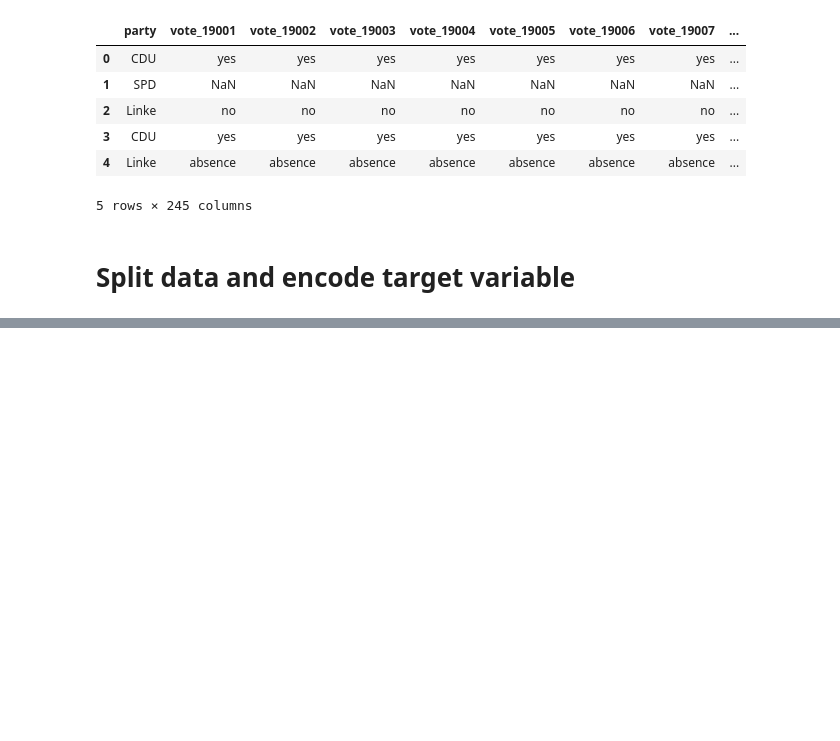
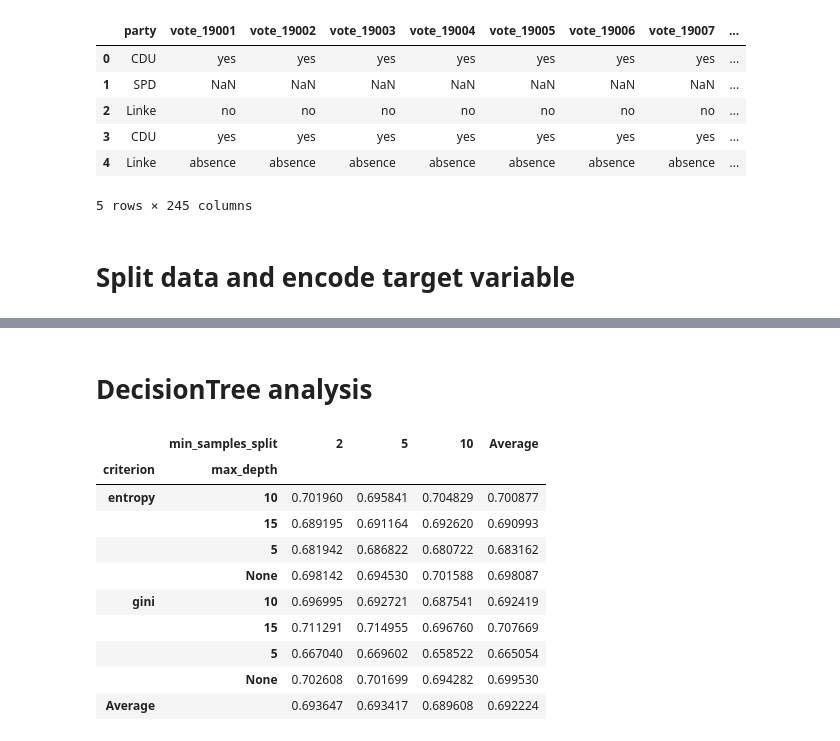
Before and after one commit to mograev/btvote, a Jupyter notebook: notebooks/3-classification.ipynb, the cells around one changed output, grey strips where cells are left out. Cells and saved outputs as stored; diff of their text form; code cells hidden in the pictures; blank space fills up the shorter version.

```diff
--- a/notebooks/3-classification.ipynb
+++ b/notebooks/3-classification.ipynb
@@ -82,0 +109,40 @@ f1 = make_scorer(f1_score, average='macro')
+# %% [markdown]
+# DecisionTree analysis
+# %%
+# set parameter grid
+parameters = {
+    'estimator': [DecisionTreeClassifier()],
+    'estimator__criterion': ['gini', 'entropy'],
+    'estimator__max_depth': [None, 5, 10, 15],
+    'estimator__min_samples_split': [2, 5, 10],
+}
+
+# create the grid search instance
+grid_search_estimator = GridSearchCV(pipeline, parameters, scoring=f1, cv=stratified_10_fold_cv, error_score='raise')
+
+# run the grid search
+grid_search_estimator.fit(btvote_data, btvote_target)
+
+# results of all hyper-parameter combinations
+results = pd.DataFrame(grid_search_estimator.cv_results_)
+
+# transform the results for better visualization
+results['criterion'] = results['param_estimator__criterion'].astype(str)
+results['max_depth'] = results['param_estimator__max_depth'].astype(str)
+results['min_samples_split'] = results['param_estimator__min_samples_split']
+pivoted_results = results.pivot(index=['criterion','max_depth'], columns='min_samples_split', values='mean_test_score')
+pivoted_results['Average'] = pivoted_results[[2, 5, 10]].mean(axis=1)
+pivoted_results.loc[('Average',''),:] = pivoted_results.mean()
+display(pivoted_results)
+# %% [output]
+|  | min_samples_split | 2 | 5 | 10 | Average |
+| criterion | max_depth |  |  |  |  |
+| entropy | 10 | 0.701960 | 0.695841 | 0.704829 | 0.700877 |
+|  | 15 | 0.689195 | 0.691164 | 0.692620 | 0.690993 |
+|  | 5 | 0.681942 | 0.686822 | 0.680722 | 0.683162 |
+|  | None | 0.698142 | 0.694530 | 0.701588 | 0.698087 |
+| gini | 10 | 0.696995 | 0.692721 | 0.687541 | 0.692419 |
+|  | 15 | 0.711291 | 0.714955 | 0.696760 | 0.707669 |
+|  | 5 | 0.667040 | 0.669602 | 0.658522 | 0.665054 |
+|  | None | 0.702608 | 0.701699 | 0.694282 | 0.699530 |
+| Average |  | 0.693647 | 0.693417 | 0.689608 | 0.692224 |
```
Also changed, not shown: parts of 9 cells of this notebook.
